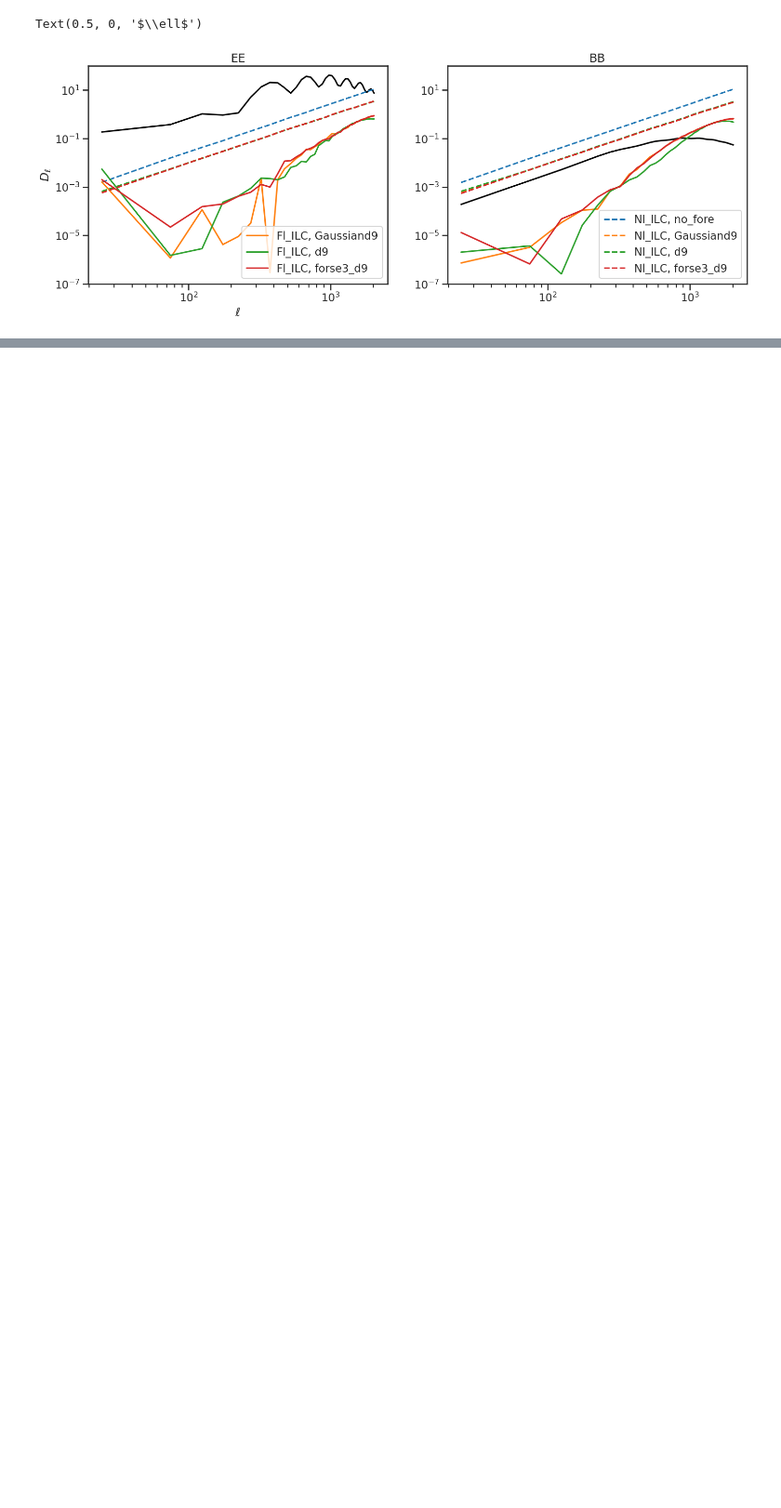
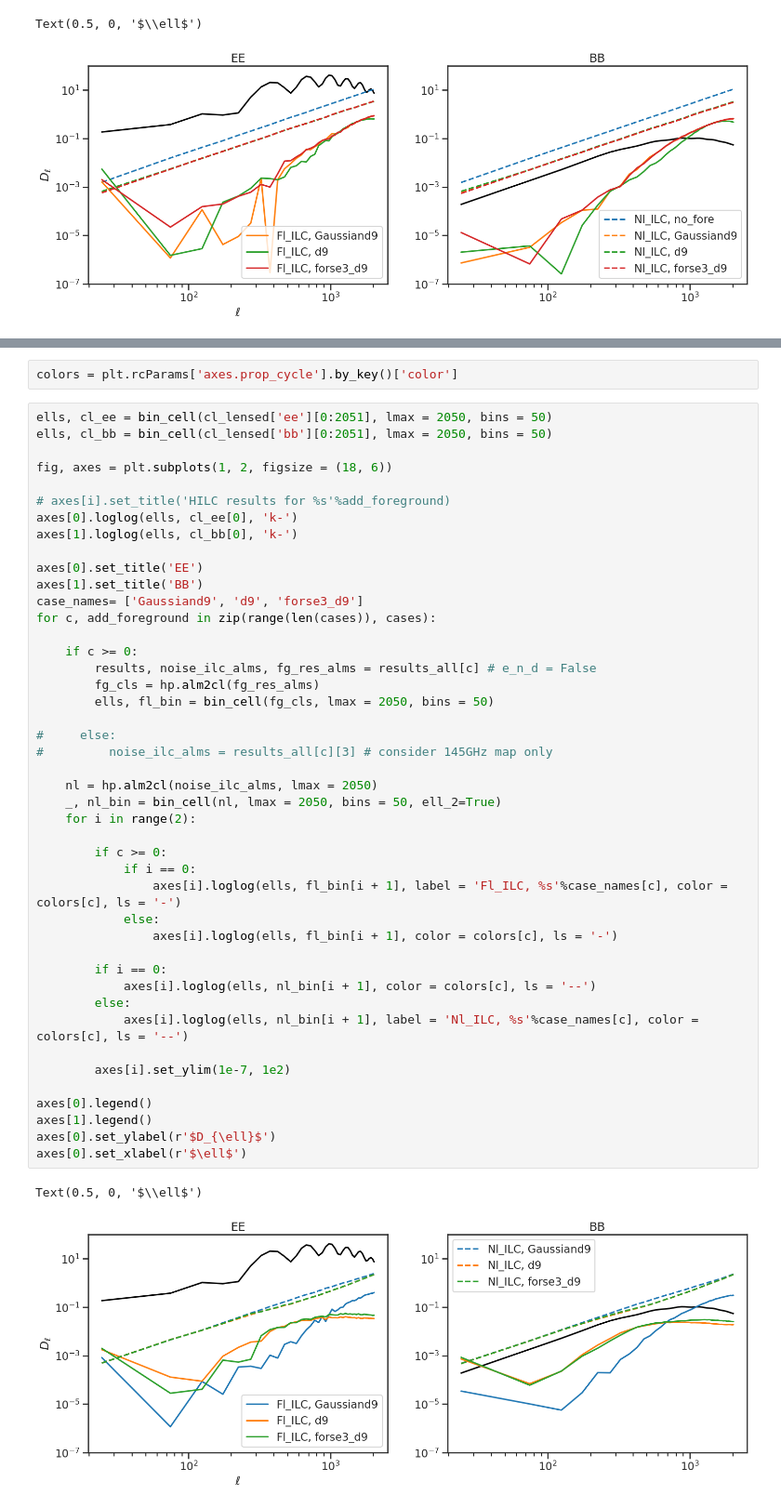
Before and after one commit to yaojian95/non_gau_lensing, a Jupyter notebook: sims_fgbuster.ipynb, the cells around one changed output, grey strips where cells are left out. Shown at 93% size. Saved outputs shown, nothing was run; the diff lists cells and outputs as text; blank space fills up the shorter version.

```diff
--- a/sims_fgbuster.ipynb
+++ b/sims_fgbuster.ipynb
@@ -799,0 +865,49 @@ for c, add_foreground in zip(range(len(cases)), cases):
+# %%
+colors = plt.rcParams['axes.prop_cycle'].by_key()['color']
+# %%
+ells, cl_ee = bin_cell(cl_lensed['ee'][0:2051], lmax = 2050, bins = 50)
+ells, cl_bb = bin_cell(cl_lensed['bb'][0:2051], lmax = 2050, bins = 50)
+
+fig, axes = plt.subplots(1, 2, figsize = (18, 6))
+
+# axes[i].set_title('HILC results for %s'%add_foreground)
+axes[0].loglog(ells, cl_ee[0], 'k-')
+axes[1].loglog(ells, cl_bb[0], 'k-')
+
+axes[0].set_title('EE')
+axes[1].set_title('BB')
+case_names= ['Gaussiand9', 'd9', 'forse3_d9']
+for c, add_foreground in zip(range(len(cases)), cases):
+
+    if c >= 0:
+        results, noise_ilc_alms, fg_res_alms = results_all[c] # e_n_d = False
+        fg_cls = hp.alm2cl(fg_res_alms)
+        ells, fl_bin = bin_cell(fg_cls, lmax = 2050, bins = 50)
+
+#     else:
+#         noise_ilc_alms = results_all[c][3] # consider 145GHz map only
+
+    nl = hp.alm2cl(noise_ilc_alms, lmax = 2050)
+    _, nl_bin = bin_cell(nl, lmax = 2050, bins = 50, ell_2=True)
+    for i in range(2):
+
+        if c >= 0:
+            if i == 0:
+                axes[i].loglog(ells, fl_bin[i + 1], label = 'Fl_ILC, %s'%case_names[c], color = colors[c], ls = '-')
+            else:
+                axes[i].loglog(ells, fl_bin[i + 1], color = colors[c], ls = '-')
+
+        if i == 0:
+            axes[i].loglog(ells, nl_bin[i + 1], color = colors[c], ls = '--')
+        else:
+            axes[i].loglog(ells, nl_bin[i + 1], label = 'Nl_ILC, %s'%case_names[c], color = colors[c], ls = '--')
+
+        axes[i].set_ylim(1e-7, 1e2)
+
+axes[0].legend()
+axes[1].legend()
+axes[0].set_ylabel(r'$D_{\ell}$')
+axes[0].set_xlabel(r'$\ell$')
+# %% [output]
+Text(0.5, 0, '$\\ell$')
+[figure, added]
```
Also changed, not shown: parts of 16 cells of this notebook, 1 other file.
